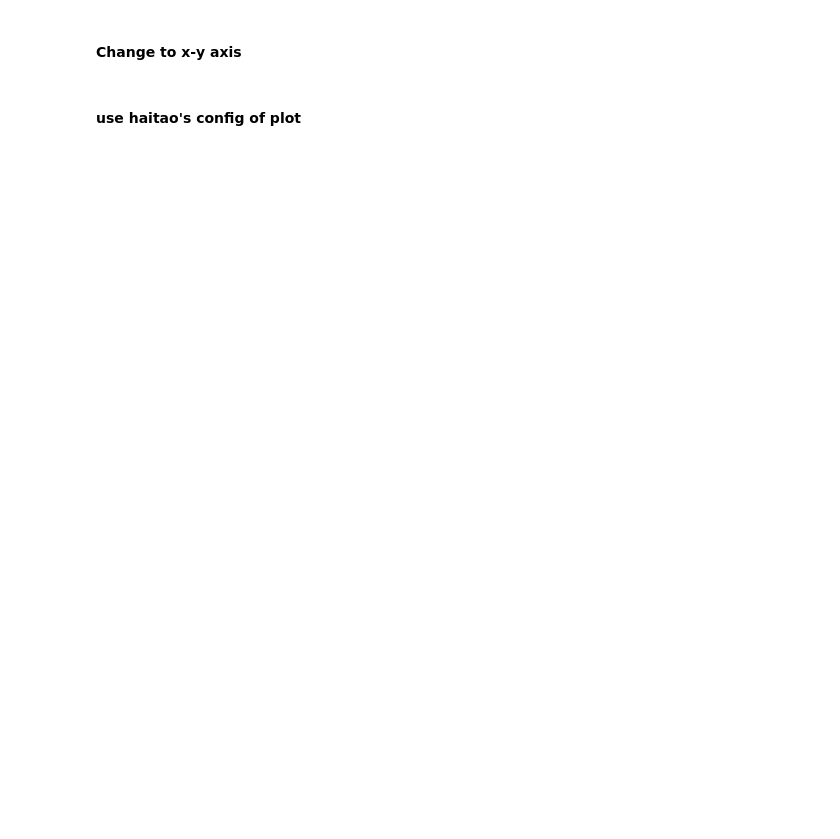
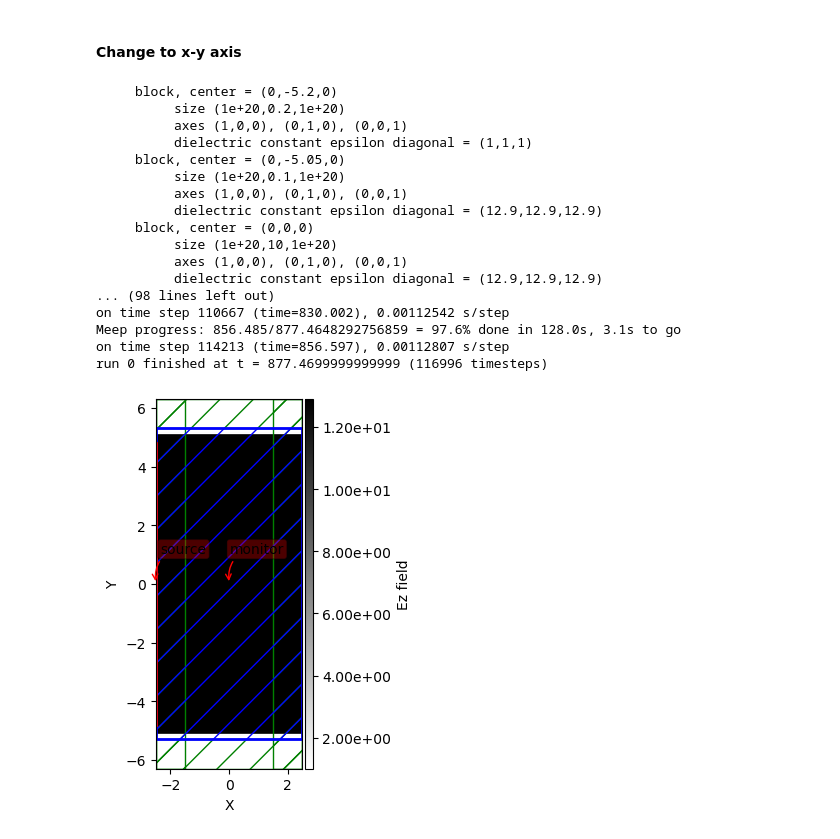
Before and after one commit to zhou277/Semiconductor_laser, a Jupyter notebook: 3_Mode_intensity.ipynb, the cells around one changed output. Cells and saved outputs as stored; diff of their text form; code cells hidden in the pictures; blank space fills up the shorter version.

```diff
--- a/3_Mode_intensity.ipynb
+++ b/3_Mode_intensity.ipynb
@@ -1149,7 +666,7 @@ c_um_s = 299_792_458.0 * 1e6  # 光速, µm/s
 f_Hz = 5e12                   # 5 THz
 freq_in_meep = f_Hz / c_um_s          # ≈ 0.016678  (1/µm)，Meep 里的频率
 fwidth = 0.002
-model = 'plasmon'  # 'plasmon' or 'MM'
+model = 'MM'  # 'plasmon' or 'MM'
 
 # Perfectly Matched Layer if THz , set PML to 1
 pml_layers = [mp.PML(1)]
@@ -1262,43 +779,60 @@ sz = 0
 cell = mp.Vector3(sx, sy, sz)
 
 sources = [mp.Source(src=mp.GaussianSource(frequency=freq_in_meep,fwidth=fwidth),
                     component=mp.Hz,
                     center=mp.Vector3(-sx/2,0,0),
                     size=mp.Vector3(0,material_height-1,0))
                     ]
 
 
 ###----------------------simulation setup------------------###
 # basic setup
 dpml = 1
 sim = mp.Simulation(
     cell_size=cell,
     resolution=40,
     boundary_layers=[mp.PML(dpml, mp.X),mp.PML(dpml, mp.Y)],
     geometry=geometry,
     sources=sources,
     dimensions=2,
     Courant=0.3)
 
 dft_fields = sim.add_dft_fields([mp.Ex, mp.Ey, mp.Hz],                # TM: Hz 非零；TE 则用 Ez
                                 freq_in_meep, 0, 1,
                                 where=mp.Volume(center=mp.Vector3(0, 0, 0),
                                                 size=mp.Vector3(sx,material_height,0))  # ← x–y 平面
                                 )
-sim.plot2D()
+
+sim.plot2D(eps_parameters={'colorbar':True},  # 显示介电常数的 colorbar},
+           colorbar_parameters={
+               "label": "Ez field",           # 设置colorbar标题
+               "orientation": "vertical",     # 垂直显示
+               "position": "right",           # 放在图的右侧
+               "size": "5%",                  # colorbar的宽度
+               "pad": "2%",                   # colorbar和图之间的距离
+               "format": "{x:.2e}"            # 科学计数法显示刻度
+           },
+           labels=True)
 
 sigma_t = 1.0 / (2.0 * math.pi * fwidth)
 t_end   = 6.0 * sigma_t + 400.0
 sim.run(until=t_end)
-# sim.run(until=10)
-# plot_Ex(sim)
-
-# for i in range (0,10,1):
-#     sim.run(until=i)
-#     plot_Ex(sim)
-# probe_pt = mp.Vector3(0.3*sx, 0, 0)
-# sim.run(until=10)
-# # sim.run(until_after_sources=mp.stop_when_fields_decayed(
-# #     100, mp.Ez, probe_pt, 1e-8))
+# %% [output]
+     block, center = (0,-5.2,0)
+          size (1e+20,0.2,1e+20)
+          axes (1,0,0), (0,1,0), (0,0,1)
+          dielectric constant epsilon diagonal = (1,1,1)
+     block, center = (0,-5.05,0)
+          size (1e+20,0.1,1e+20)
+          axes (1,0,0), (0,1,0), (0,0,1)
+          dielectric constant epsilon diagonal = (12.9,12.9,12.9)
+     block, center = (0,0,0)
+          size (1e+20,10,1e+20)
+          axes (1,0,0), (0,1,0), (0,0,1)
+          dielectric constant epsilon diagonal = (12.9,12.9,12.9)
+... (98 lines left out)
+on time step 110667 (time=830.002), 0.00112542 s/step
+Meep progress: 856.485/877.4648292756859 = 97.6% done in 128.0s, 3.1s to go
+on time step 114213 (time=856.597), 0.00112807 s/step
+run 0 finished at t = 877.4699999999999 (116996 timesteps)
+[figure, added]
-# %% [markdown]
-#### use haitao's config of plot
```
Also changed, not shown: parts of 19 cells of this notebook, 2 other files.
